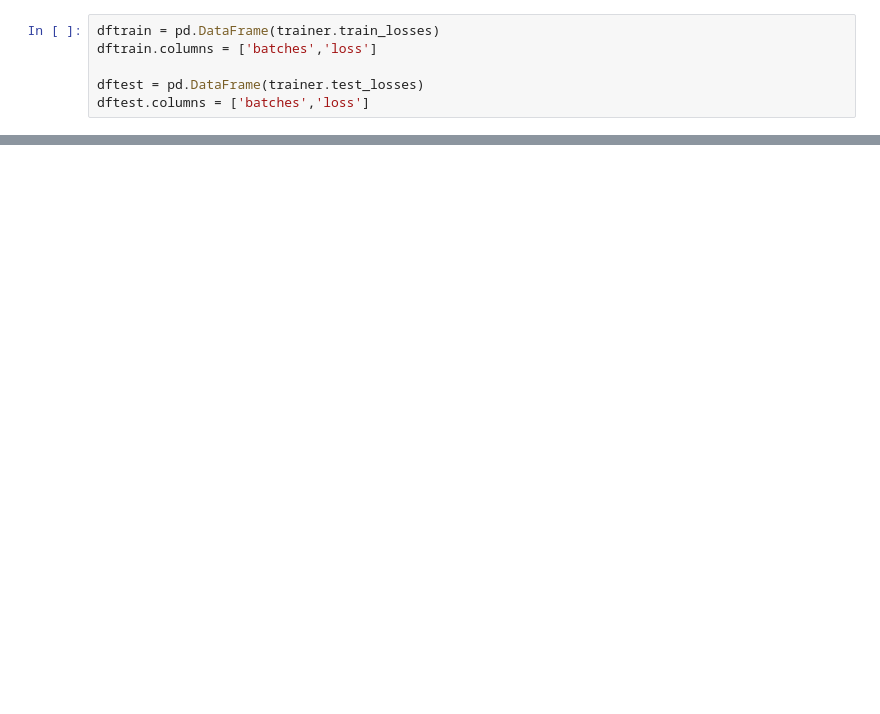
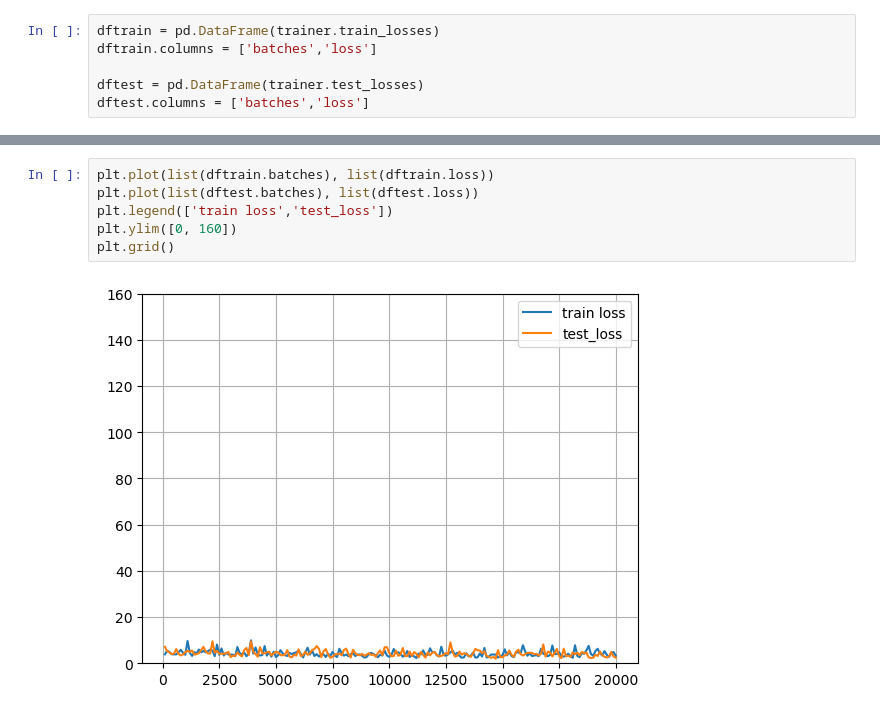
Before and after one commit to bayesianobserver/dl, a Jupyter notebook: demo.ipynb, the cells around one changed output, grey strips where cells are left out. Cells and saved outputs as stored; diff of their text form; blank space fills up the shorter version.

```diff
--- a/demo.ipynb
+++ b/demo.ipynb
@@ -158,0 +159,8 @@ plt.legend(['train loss','test_loss'])
+# %%
+plt.plot(list(dftrain.batches), list(dftrain.loss))
+plt.plot(list(dftest.batches), list(dftest.loss))
+plt.legend(['train loss','test_loss'])
+plt.ylim([0, 160])
+plt.grid()
+# %% [output]
+[figure, added]
```
Also changed, not shown: parts of 5 cells of this notebook, 3 other files.
